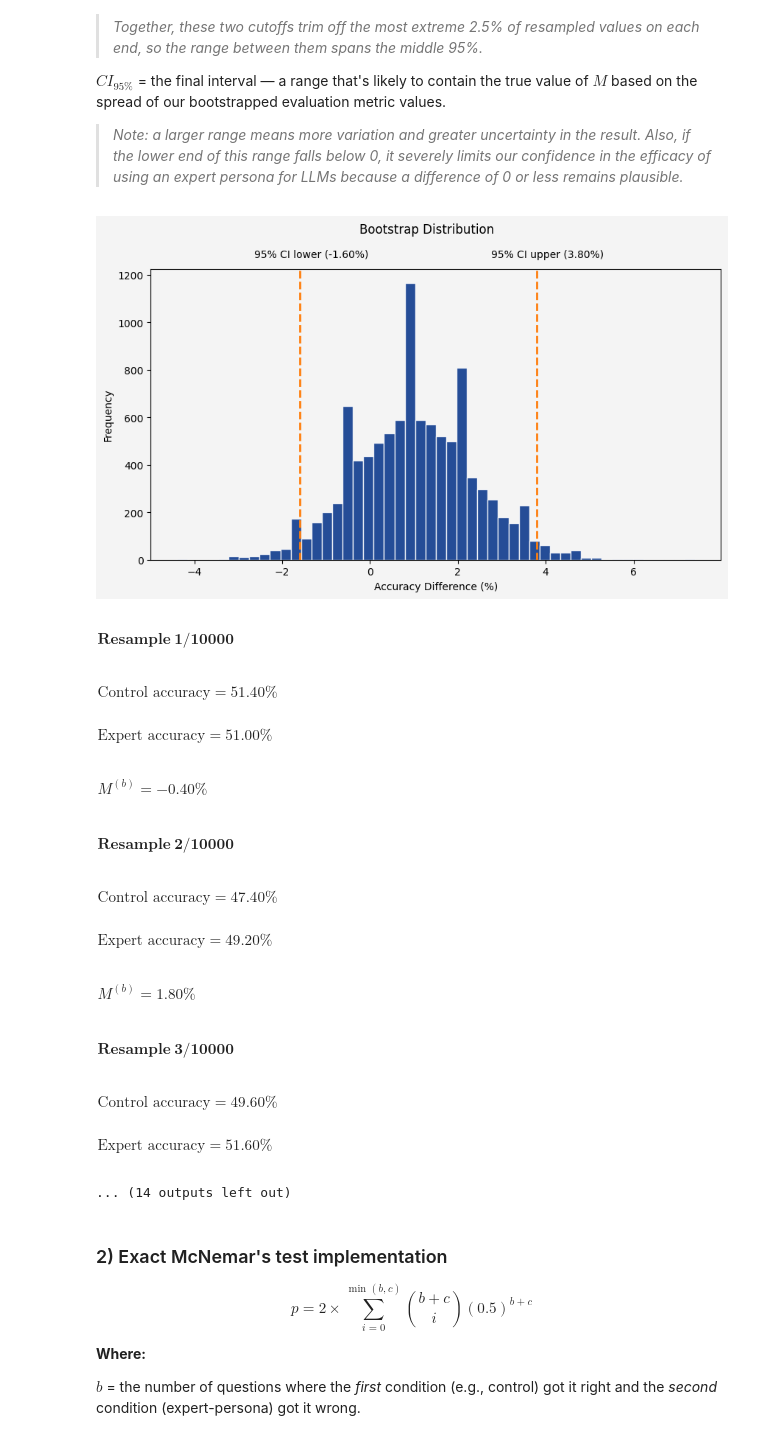
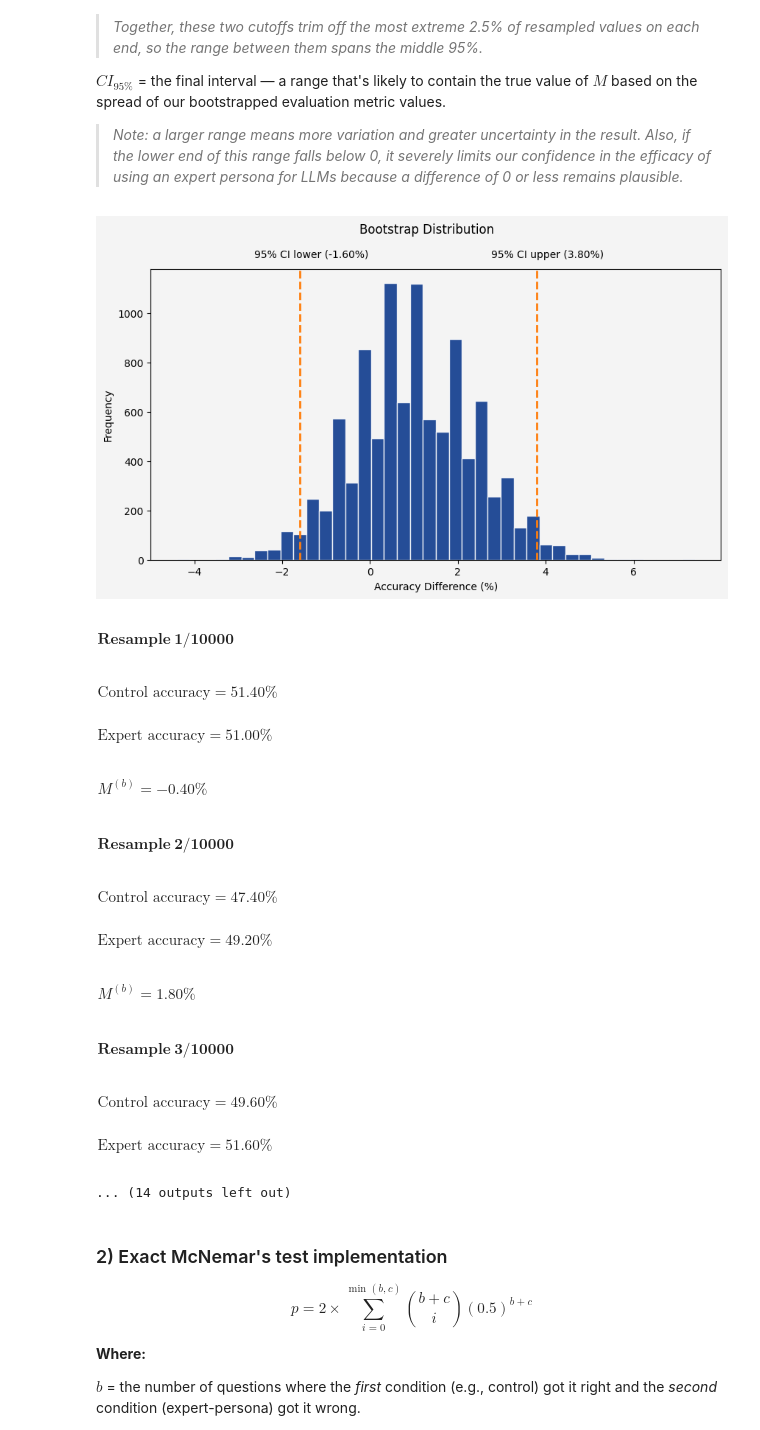
Before and after one commit to jcarterlab/expert-persona-eval, a Jupyter notebook: eval_analysis.ipynb, the cells around one changed output. Cells and saved outputs as stored; diff of their text form; code cells hidden in the pictures.

Commit message:
chore: reduce bootstrap plot bins to 40

```diff
--- a/eval_analysis.ipynb
+++ b/eval_analysis.ipynb
@@ -189,7 +189,7 @@ fig_width = [10, 6]
 fig_height = [5, 7]
 y = [1.025, 1]
 names = ['pass_rates_desktop', 'pass_rates_mobile']
-show = [True, True]
+show = [True, False]
 
 for i, name in enumerate(names):
 
@@ -343,7 +342,7 @@ def create_bootstrapp_vizz(
 
     ax.hist(
         results,
-        bins=50,
+        bins=40,
         color='#003087',
         edgecolor='white',
         alpha=0.85
@@ -404,34 +403,34 @@ for i, name in enumerate(names):
         fig_width[i],
         fig_height[i],
         col_spacing[i],
         y[i],
         name,
         show[i]
     )
 
 
 # show results
 if verbose:
     stop = len(results)
 
     if truncate_at is not None and isinstance(truncate_at, (int)):
         stop = min(truncate_at, len(results))
 
     for i, result in enumerate(results[:stop]):
         display(Math(rf'\begin{{array}}{{l}} \\ \\ \mathbf{{Resample\ {i+1}/{n_bootstrap}}} \\ \end{{array}}'))
         display(Math(rf'\begin{{array}}{{l}} \text{{Control accuracy}} = {control[i] * 100:.2f}\% \end{{array}}'))
         display(Math(rf'\begin{{array}}{{l}} \text{{Expert accuracy}} = {expert[i] * 100:.2f}\% \\ \end{{array}}'))
         display(Math(rf'\begin{{array}}{{l}} M^{{(b)}} = {result:.2f}\% \end{{array}}'))
 
     if stop < len(results):
         print("\n\n...\n\n")
 
 display(Math(rf'\begin{{array}}{{l}} \mathbf{{Bootstrap\ results}} \\ \end{{array}}'))
 display(Math(rf'\begin{{array}}{{l}} \bar{{M}} = {results.mean():.2f}\% \end{{array}}'))
 display(Math(rf'\begin{{array}}{{l}} SE_{{\text{{boot}}}} = {results.std(ddof=1):.2f}\% \end{{array}}'))
 display(Math(rf'\begin{{array}}{{l}} CI_{{95\%}} = [{ci[0]:.2f}\%,\; {ci[1]:.2f}\%] \\ \\ \\ \\ \end{{array}}'))
 # %% [output]
-[figure, old version]
+[figure, new version]
 $\displaystyle \begin{array}{l} \\ \\ \mathbf{Resample\ 1/10000} \\ \end{array}$
 $\displaystyle \begin{array}{l} \text{Control accuracy} = 51.40\% \end{array}$
 $\displaystyle \begin{array}{l} \text{Expert accuracy} = 51.00\% \\ \end{array}$
```
Also changed, not shown: parts of 1 cell of this notebook, 5 other files.
